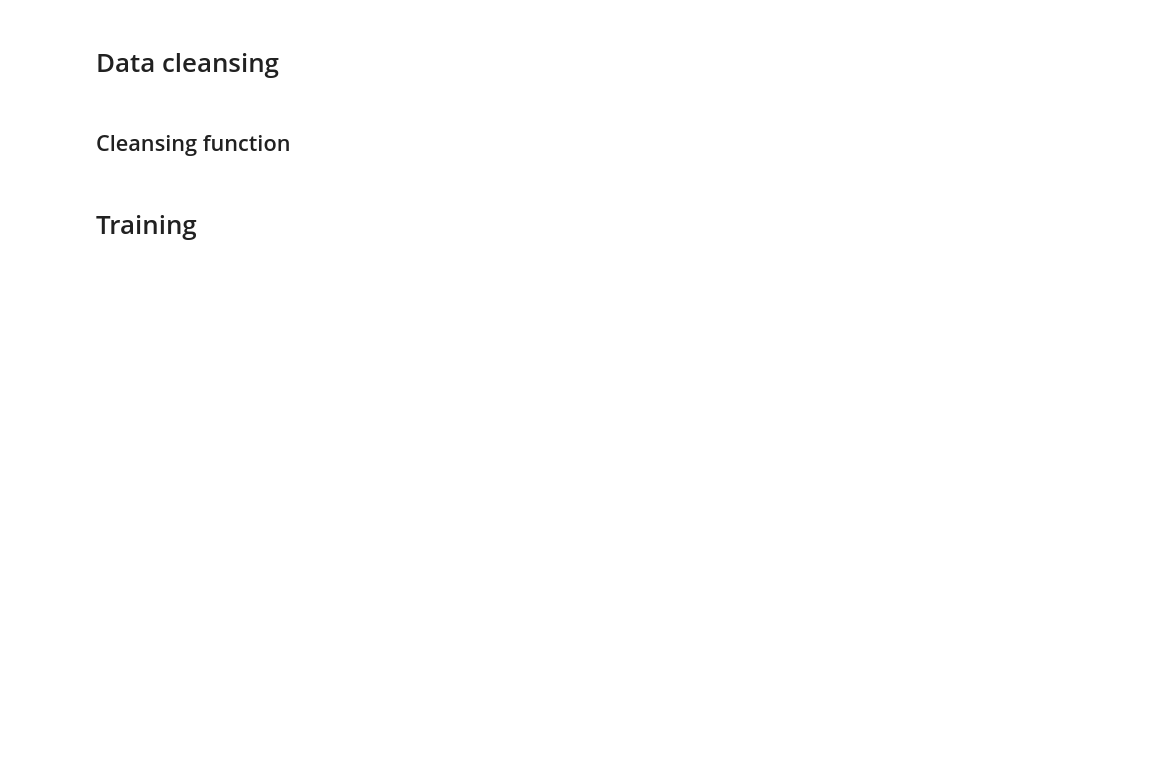
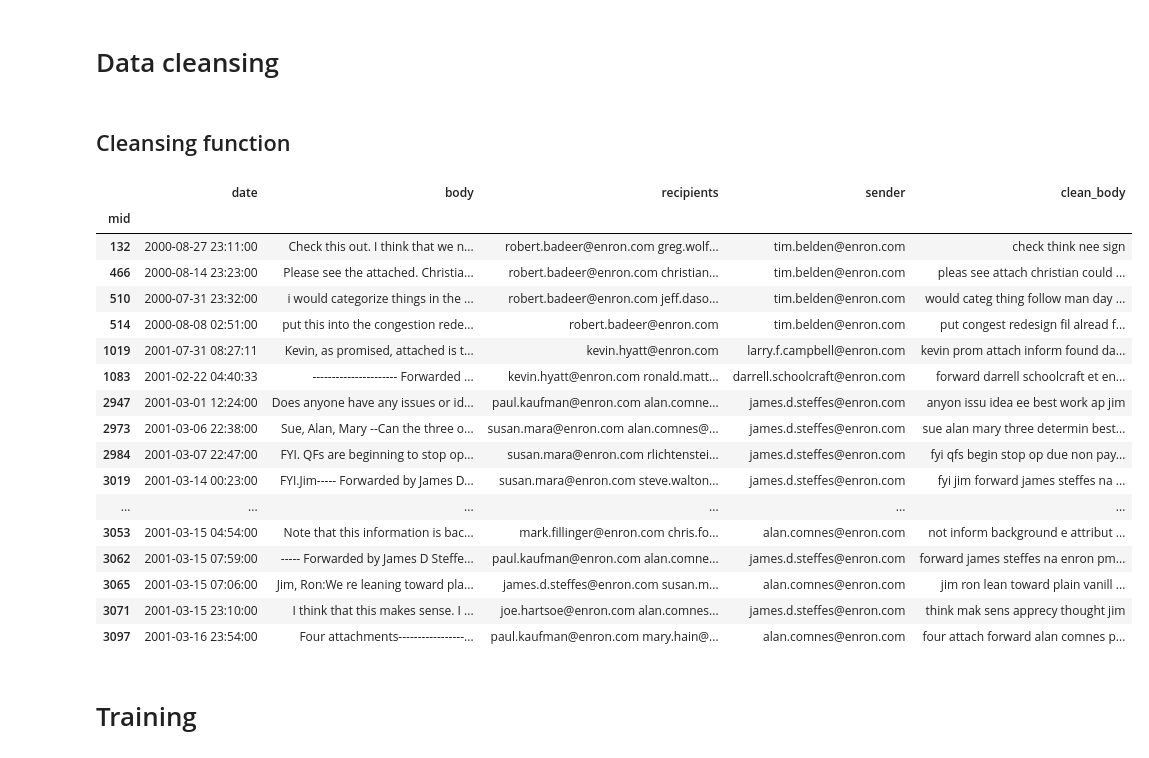
Before and after one commit to louismartin/email-classification-challenge, a Jupyter notebook: zac_experiments.ipynb, the cells around one changed output. Drawn from its saved outputs; the diff is of its cells as text; code cells hidden in the pictures; blank space fills up the shorter version.

```diff
--- a/zac_experiments.ipynb
+++ b/zac_experiments.ipynb
@@ -59,3 +65,24 @@ df_emails.head()
+# %%
+df_emails[df_emails["body"].str.contains("Forwarded by")].head(20)
+# %% [output]
+|  | date | body | recipients | sender | clean_body |
+| mid |  |  |  |  |  |
+| 132 | 2000-08-27 23:11:00 | Check this out. I think that we n... | robert.badeer@enron.com greg.wolf... | tim.belden@enron.com | check think nee sign |
+| 466 | 2000-08-14 23:23:00 | Please see the attached. Christia... | robert.badeer@enron.com christian... | tim.belden@enron.com | pleas see attach christian could ... |
+| 510 | 2000-07-31 23:32:00 | i would categorize things in the ... | robert.badeer@enron.com jeff.daso... | tim.belden@enron.com | would categ thing follow man day ... |
+| 514 | 2000-08-08 02:51:00 | put this into the congestion rede... | robert.badeer@enron.com | tim.belden@enron.com | put congest redesign fil alread f... |
+| 1019 | 2001-07-31 08:27:11 | Kevin, as promised, attached is t... | kevin.hyatt@enron.com | larry.f.campbell@enron.com | kevin prom attach inform found da... |
+| 1083 | 2001-02-22 04:40:33 | ---------------------- Forwarded ... | kevin.hyatt@enron.com ronald.matt... | darrell.schoolcraft@enron.com | forward darrell schoolcraft et en... |
+| 2947 | 2001-03-01 12:24:00 | Does anyone have any issues or id... | paul.kaufman@enron.com alan.comne... | james.d.steffes@enron.com | anyon issu idea ee best work ap jim |
+| 2973 | 2001-03-06 22:38:00 | Sue, Alan, Mary --Can the three o... | susan.mara@enron.com alan.comnes@... | james.d.steffes@enron.com | sue alan mary three determin best... |
+| 2984 | 2001-03-07 22:47:00 | FYI. QFs are beginning to stop op... | susan.mara@enron.com rlichtenstei... | james.d.steffes@enron.com | fyi qfs begin stop op due non pay... |
+| 3019 | 2001-03-14 00:23:00 | FYI.Jim----- Forwarded by James D... | susan.mara@enron.com steve.walton... | james.d.steffes@enron.com | fyi jim forward james steffes na ... |
+| ... | ... | ... | ... | ... | ... |
+| 3053 | 2001-03-15 04:54:00 | Note that this information is bac... | mark.fillinger@enron.com chris.fo... | alan.comnes@enron.com | not inform background e attribut ... |
+| 3062 | 2001-03-15 07:59:00 | ----- Forwarded by James D Steffe... | paul.kaufman@enron.com alan.comne... | james.d.steffes@enron.com | forward james steffes na enron pm... |
+| 3065 | 2001-03-15 07:06:00 | Jim, Ron:We re leaning toward pla... | james.d.steffes@enron.com susan.m... | alan.comnes@enron.com | jim ron lean toward plain vanill ... |
+| 3071 | 2001-03-15 23:10:00 | I think that this makes sense. I ... | joe.hartsoe@enron.com alan.comnes... | james.d.steffes@enron.com | think mak sens apprecy thought jim |
+| 3097 | 2001-03-16 23:54:00 | Four attachments-----------------... | paul.kaufman@enron.com mary.hain@... | alan.comnes@enron.com | four attach forward alan comnes p... |
 # %% [markdown]
 # Training
 # %%
```
Also changed, not shown: parts of 18 cells of this notebook, 2 other files.
